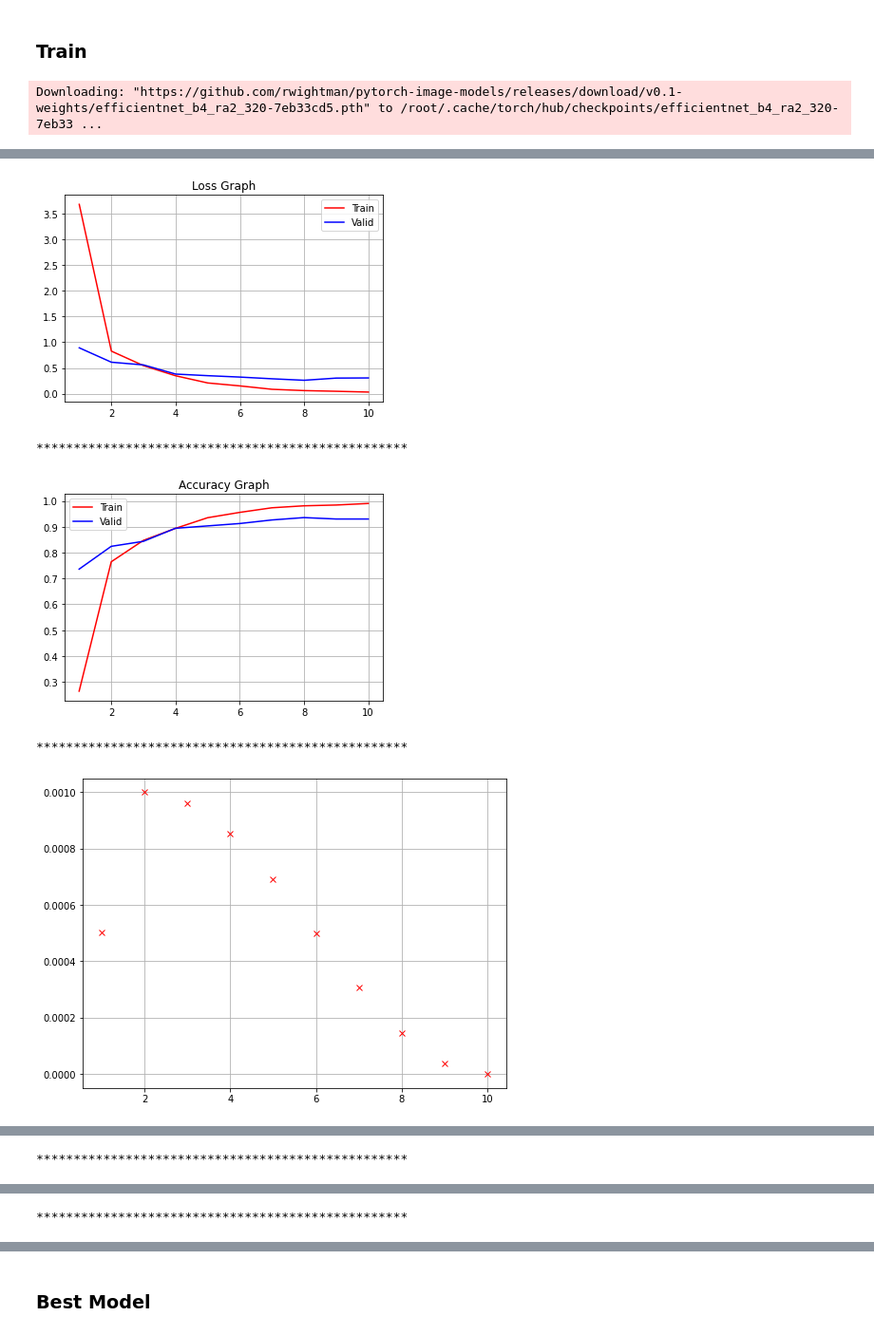
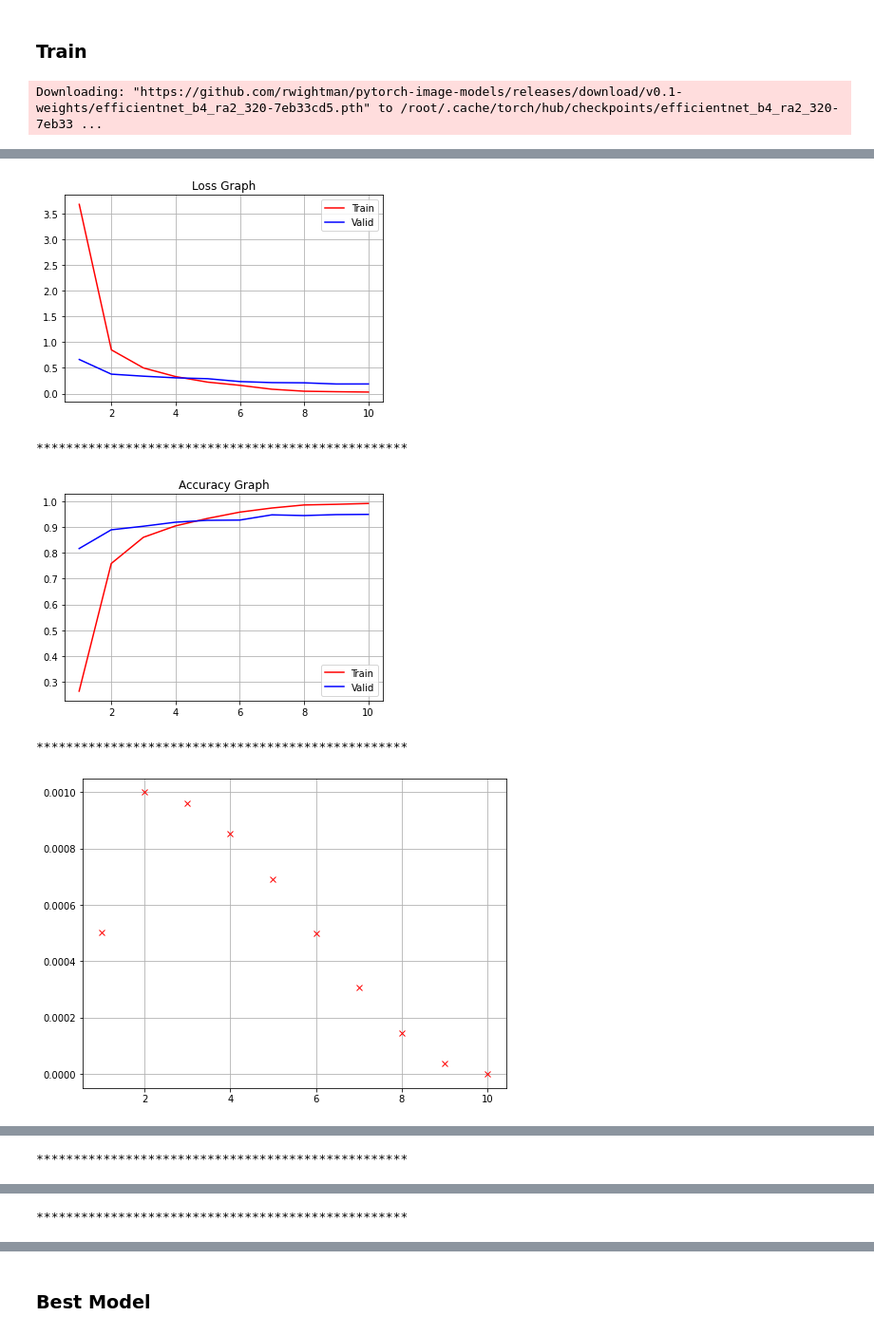
Before and after one commit to pcs-work/Kaggle-Notebooks, a Jupyter notebook: aid/aid-en4-a384-e10.ipynb, the cells around one changed output, grey strips where cells are left out. Shown at 95% size. Cells and saved outputs as stored; diff of their text form; code cells hidden in the pictures.

```diff
--- a/aid/aid-en4-a384-e10.ipynb
+++ b/aid/aid-en4-a384-e10.ipynb
@@ -381,7 +381,7 @@ for tr_idx, va_idx in StratifiedKFold(n_splits=cfg.n_splits, random_state=cfg.se
         filepaths=va_filepaths,
         labels=va_labels.reshape(-1, 1),
         size=cfg.size,
-        transform=cfg.train_transform
+        transform=cfg.valid_transform
     )
 
     dataloaders = {
@@ -467,8 +467,8 @@ Time Taken [10 Epochs] : 46.89 minutes
 
 **************************************************
-[figure, old version]
+[figure, new version]
 **************************************************
-[figure, old version]
+[figure, new version]
 **************************************************
 [figure]
 **************************************************
```
Also changed, not shown: parts of 2 cells of this notebook.
